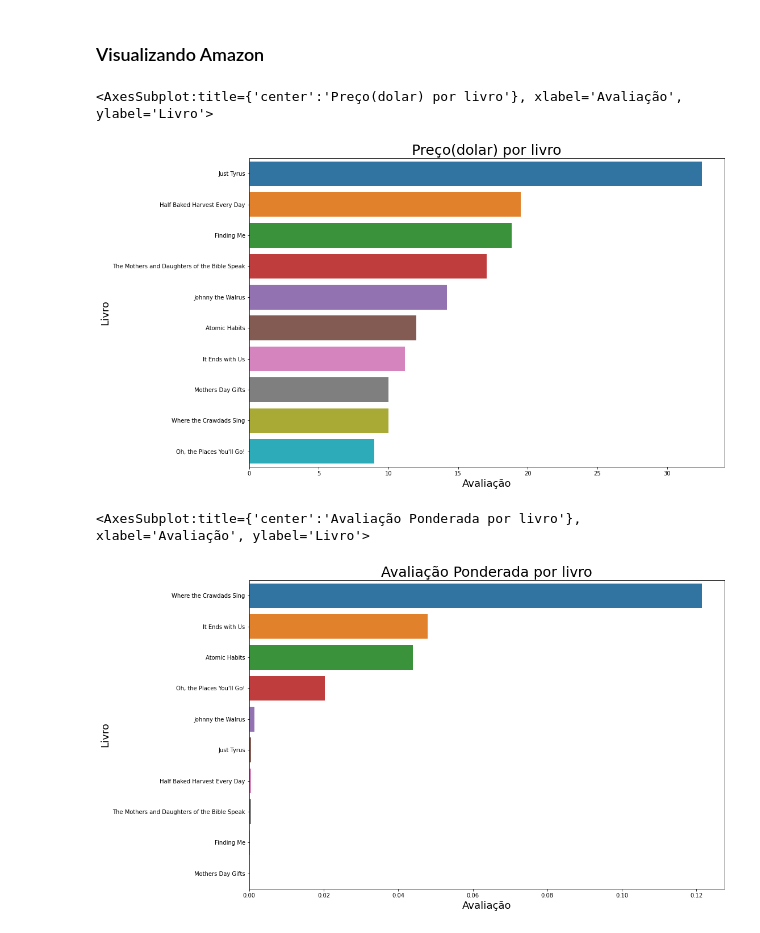
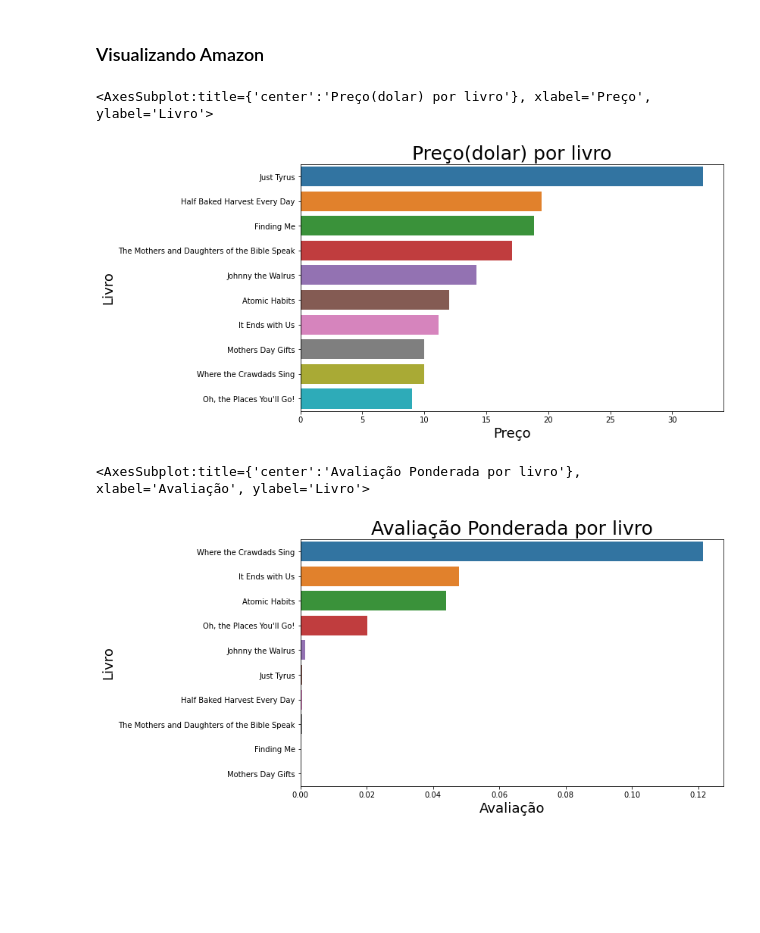
Before and after one commit to lalianza/portfolio, a Jupyter notebook: estudo-best-sellers.ipynb, the cells around one changed output. Drawn from its saved outputs; the diff is of its cells as text; code cells hidden in the pictures; blank space fills up the shorter version.

```diff
--- a/estudo-best-sellers.ipynb
+++ b/estudo-best-sellers.ipynb
@@ -220,25 +220,25 @@ See the caveats in the documentation: https://pandas.pydata.org/pandas-docs/stab
 ### Visualizando Amazon
 # %%
 top_amazon = top_amazon.sort_values(by='Price', ascending=False)
-plt.figure(figsize=(15,10))
-ax = sns.barplot(data=top_amazon, x='Price', y='Book Name', )
-ax.set_title('Preço(dolar) por livro', fontsize=25)
-ax.set_xlabel('Avaliação', fontsize=18)
-ax.set_ylabel('Livro', fontsize=18)
-ax
+plt.figure(figsize=(10,6))
+g1 = sns.barplot(data=top_amazon, x='Price', y='Book Name', )
+g1.set_title('Preço(dolar) por livro', fontsize=25)
+g1.set_xlabel('Preço', fontsize=18)
+g1.set_ylabel('Livro', fontsize=18)
+g1
 # %% [output]
-<AxesSubplot:title={'center':'Preço(dolar) por livro'}, xlabel='Avaliação', ylabel='Livro'>
+<AxesSubplot:title={'center':'Preço(dolar) por livro'}, xlabel='Preço', ylabel='Livro'>
-[figure, old version]
+[figure, new version]
 # %%
 top_amazon = top_amazon.sort_values(by='W_Rating', ascending=False)
-plt.figure(figsize=(15,10))
-ax = sns.barplot(data=top_amazon, x='W_Rating', y='Book Name', )
-ax.set_title('Avaliação Ponderada por livro', fontsize=25)
-ax.set_xlabel('Avaliação', fontsize=18)
-ax.set_ylabel('Livro', fontsize=18)
-ax
+plt.figure(figsize=(10,6))
+g2 = sns.barplot(data=top_amazon, x='W_Rating', y='Book Name', )
+g2.set_title('Avaliação Ponderada por livro', fontsize=25)
+g2.set_xlabel('Avaliação', fontsize=18)
+g2.set_ylabel('Livro', fontsize=18)
+g2
 # %% [output]
 <AxesSubplot:title={'center':'Avaliação Ponderada por livro'}, xlabel='Avaliação', ylabel='Livro'>
-[figure, old version]
+[figure, new version]
 # %%
 amazon = amazon.sort_values(by='Price', ascending=False)
```
Also changed, not shown: parts of 6 cells of this notebook.
